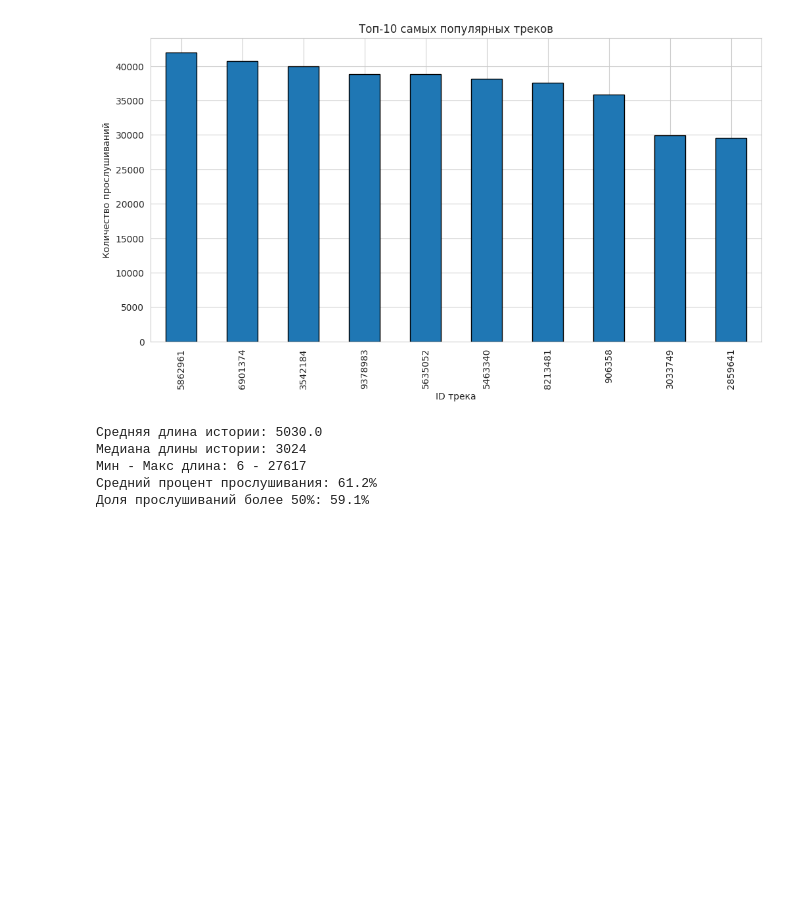
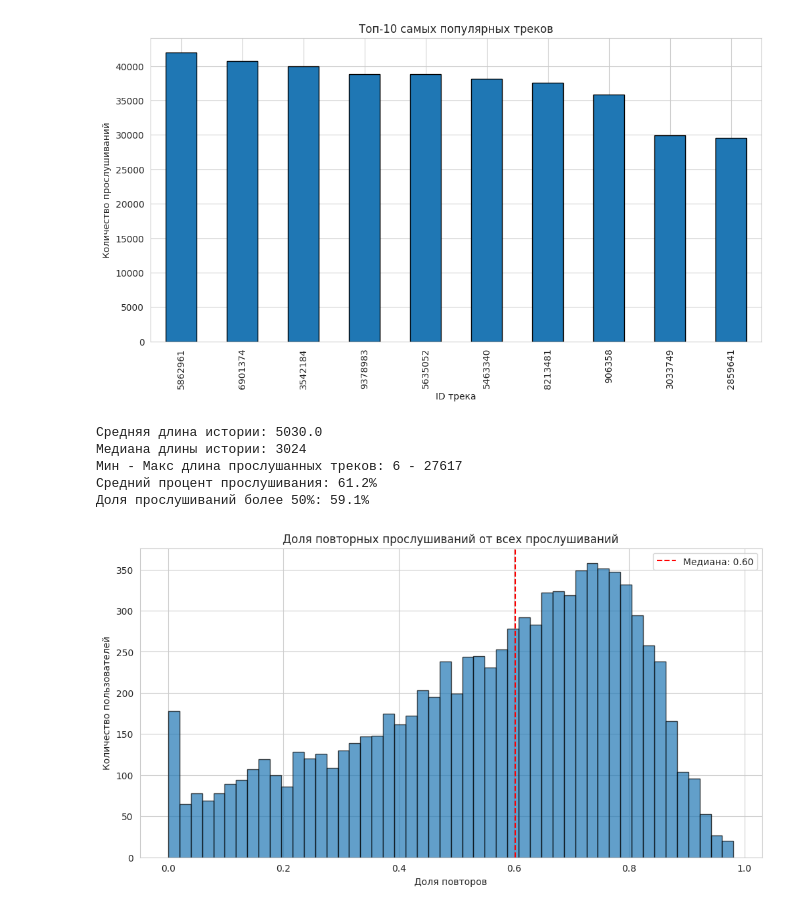
Before and after one commit to Katerina676/sasrec-ebs-recommender, a Jupyter notebook: eda_analytics.ipynb, the cells around one changed output. Cells and saved outputs as stored; diff of their text form; code cells hidden in the pictures; blank space fills up the shorter version.

```diff
--- a/eda_analytics.ipynb
+++ b/eda_analytics.ipynb
@@ -83,12 +83,26 @@ plt.show()
 # %%
 print(f"Средняя длина истории: {df['seq_len'].mean():.1f}")
 print(f"Медиана длины истории: {df['seq_len'].median():.0f}")
-print(f"Мин - Макс длина: {df['seq_len'].min()} - {df['seq_len'].max()}")
+print(f"Мин - Макс длина прослушанных треков: {df['seq_len'].min()} - {df['seq_len'].max()}")
 print(f"Средний процент прослушивания: {np.mean(all_ratios):.1f}%")
 print(f"Доля прослушиваний более 50%: {sum(1 for ratio in all_ratios if ratio >= 50) / len(all_ratios) * 100:.1f}%")
 # %% [output]
 Средняя длина истории: 5030.0
 Медиана длины истории: 3024
-Мин - Макс длина: 6 - 27617
+Мин - Макс длина прослушанных треков: 6 - 27617
 Средний процент прослушивания: 61.2%
 Доля прослушиваний более 50%: 59.1%
+# %%
+unique_cnt = df['item_id'].apply(lambda x: len(set(x)))
+total_cnt = df['item_id'].apply(len)
+ratio_repeat = (total_cnt - unique_cnt) / total_cnt
+
+plt.hist(ratio_repeat, bins=50, edgecolor='black', alpha=0.7)
+plt.axvline(ratio_repeat.median(), color='red', linestyle='--', label=f'Медиана: {ratio_repeat.median():.2f}')
+plt.title('Доля повторных прослушиваний от всех прослушиваний')
+plt.xlabel('Доля повторов')
+plt.ylabel('Количество пользователей')
+plt.legend()
+plt.show()
+# %% [output]
+[figure, added]
```
Also changed, not shown: parts of 1 cell of this notebook, 1 other file.
